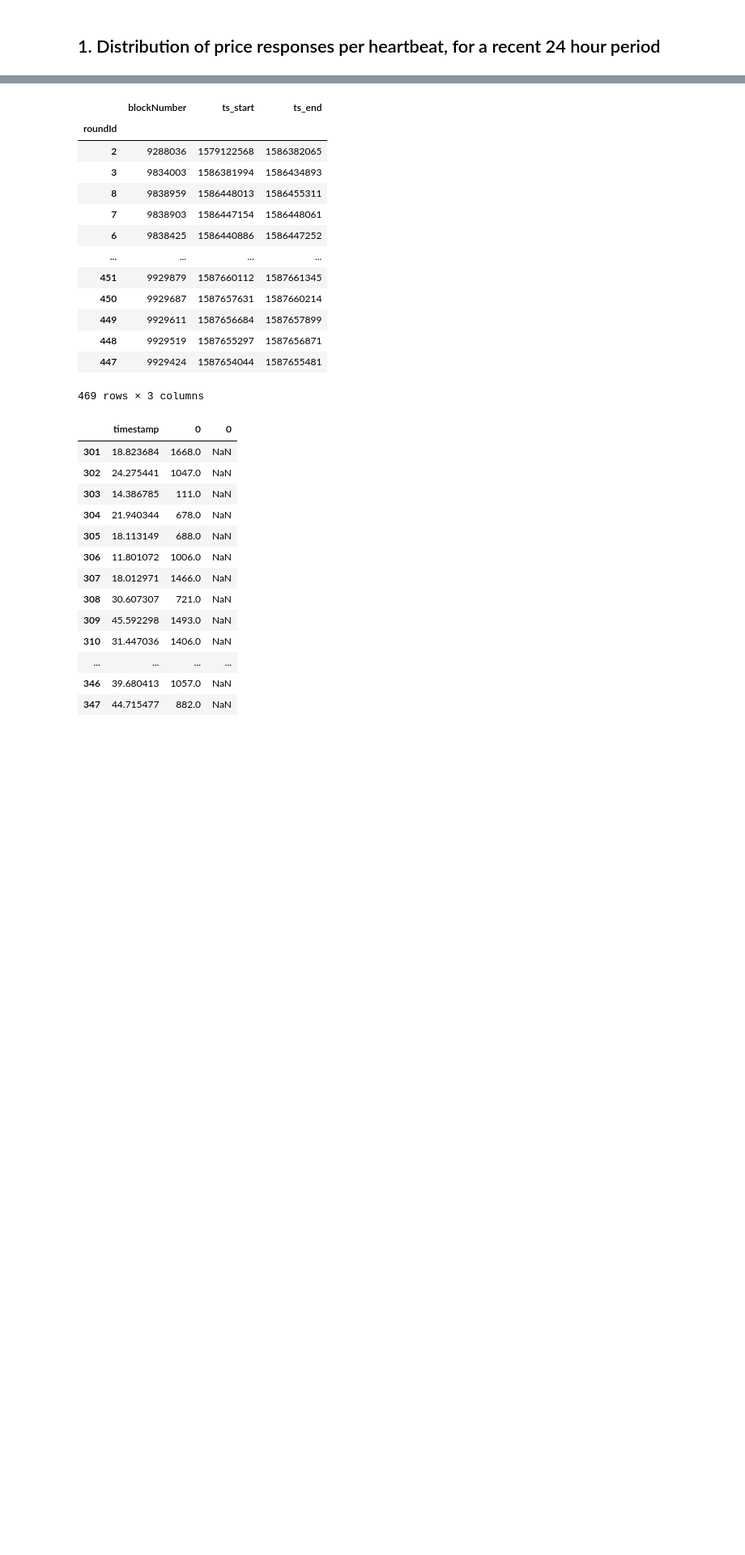
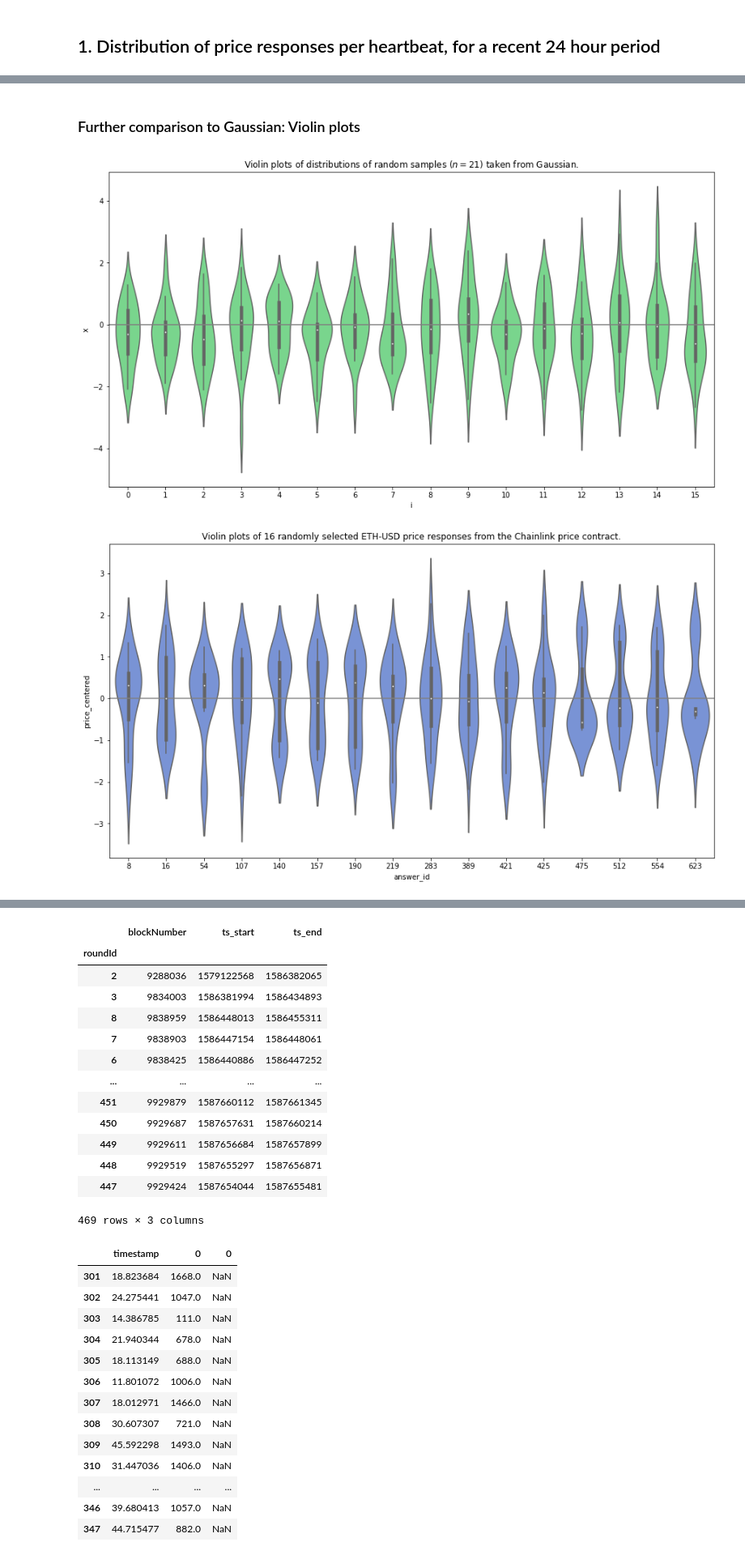
Before and after one commit to sassmilic/chainlink-price-contract-analysis, a Jupyter notebook: chainlink price feed analysis.ipynb, the cells around one changed output, grey strips where cells are left out. Shown at 81% size. Saved outputs shown, nothing was run; the diff lists cells and outputs as text; code cells hidden in the pictures; blank space fills up the shorter version.

```diff
--- a/chainlink price feed analysis.ipynb
+++ b/chainlink price feed analysis.ipynb
@@ -127,7 +101,0 @@ One might assume that the irregularities with the above distributions is simply
-# %%
-x = df_answers[['answer_id']].groupby(['answer_id']).agg(
-        count_col=pd.NamedAgg(column="answer_id", aggfunc="count")
-    ).rename(columns={'count_col': 'n_oracles'})
-
-sns.distplot(x, kde=False, axlabel="number of oracles responding", color=CHAINLINK_BLUE).set_title(
-    'frequency of total number of oracle responses');
@@ -329,0 +178,43 @@ nan
+# %% [markdown]
+### Further comparison to Gaussian: Violin plots
+# %%
+###
+### violin plots for further visual study
+###
+f, ax = plt.subplots(1, 1, figsize=(15,8))
+g = sns.violinplot(
+    ax=ax,
+    x="i",
+    y="x",
+    height=1, aspect=1,
+    color=GREEN,
+    data=df
+).set_title('Violin plots of distributions of random samples ($n=21$) taken from Gaussian.')
+ax = g.axes
+ax.axhline(0, color='grey');
+
+# center data -> mean=0, std=1
+df_responses.loc[:,'price_centered'] = df_responses.groupby('answer_id')['price_float'].transform(
+    lambda x: (x - x.mean()) / x.std()
+)
+
+# take a sample of previous rounds to simplify plotting
+N_SAMPLES = 16
+sample_ans_ids = df_responses['answer_id'].sample(N_SAMPLES)
+df_sample = df_responses[df_responses['answer_id'].isin(sample_ans_ids)]
+
+_, ax = plt.subplots(1, 1, figsize=(15,8))
+g = sns.violinplot(
+    ax=ax,
+    x="answer_id",
+    y="price_centered",
+    height=1,
+    aspect=1,
+    color=CHAINLINK_BLUE_LIGHT,
+    data=df_sample
+).set_title('Violin plots of {} randomly selected ETH-USD price responses from the Chainlink price contract.'.format(N_SAMPLES))
+ax = g.axes
+ax.axhline(0, color='grey');
+# %% [output]
+[figure, added]
+[figure, added]
```
Also changed, not shown: parts of 100 cells of this notebook.
